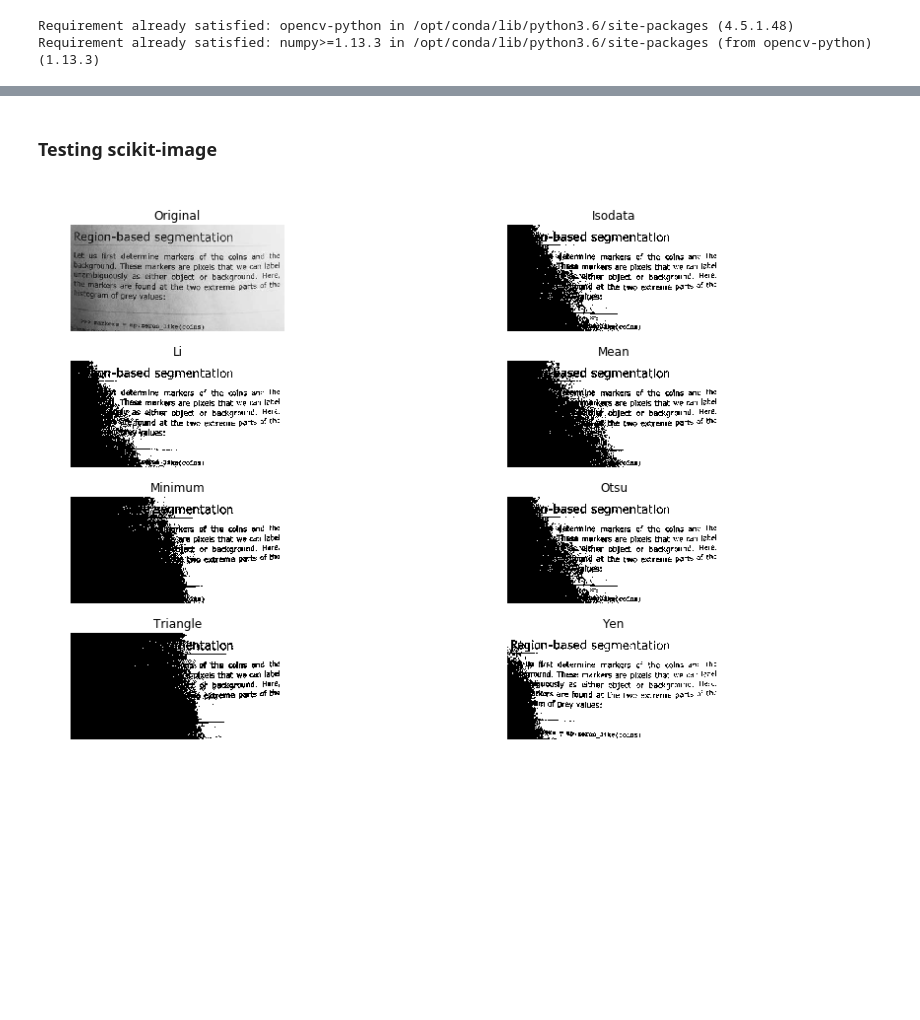
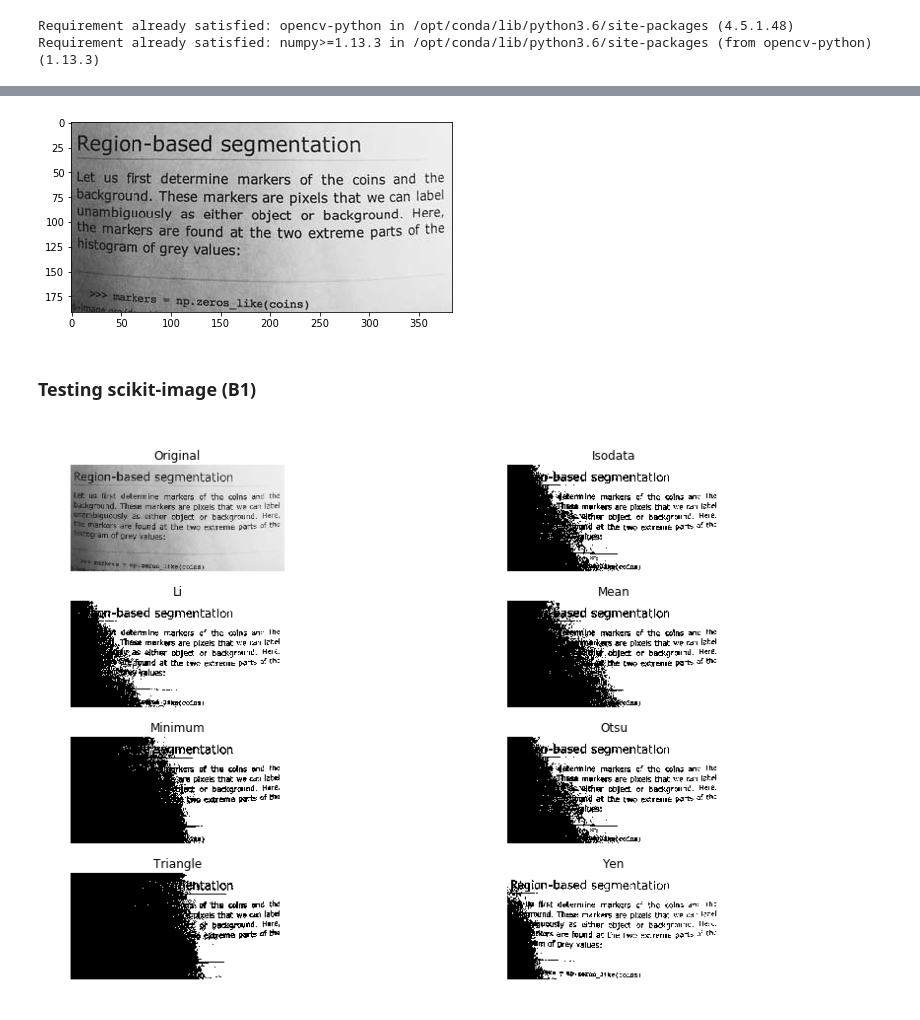
Before and after one commit to Chrisvimu/cv-forteachers, a Jupyter notebook: code/alumnoAyudante.ipynb, the cells around one changed output, grey strips where cells are left out. Cells and saved outputs as stored; diff of their text form; code cells hidden in the pictures; blank space fills up the shorter version.

```diff
--- a/code/alumnoAyudante.ipynb
+++ b/code/alumnoAyudante.ipynb
@@ -25,9 +92,14 @@ from matplotlib.backends.backend_pdf import PdfPages
 # %%
 #This is the test for the image, provided by skimage
 img = data.page()
 #img = io.imread('imgtest1.jpeg')
+#img = io.imread('output.png')
+io.imshow(img)
+plt.show()
+# %% [output]
+[figure, added]
 # %% [markdown]
-<h3>Testing scikit-image<h3>
+<h3>Testing scikit-image (B1)<h3>
 # %%
 fig, ax = try_all_threshold(img, figsize=(15, 8), verbose=False)
 # %% [output]
```
Also changed, not shown: parts of 24 cells of this notebook, 4 other files.
